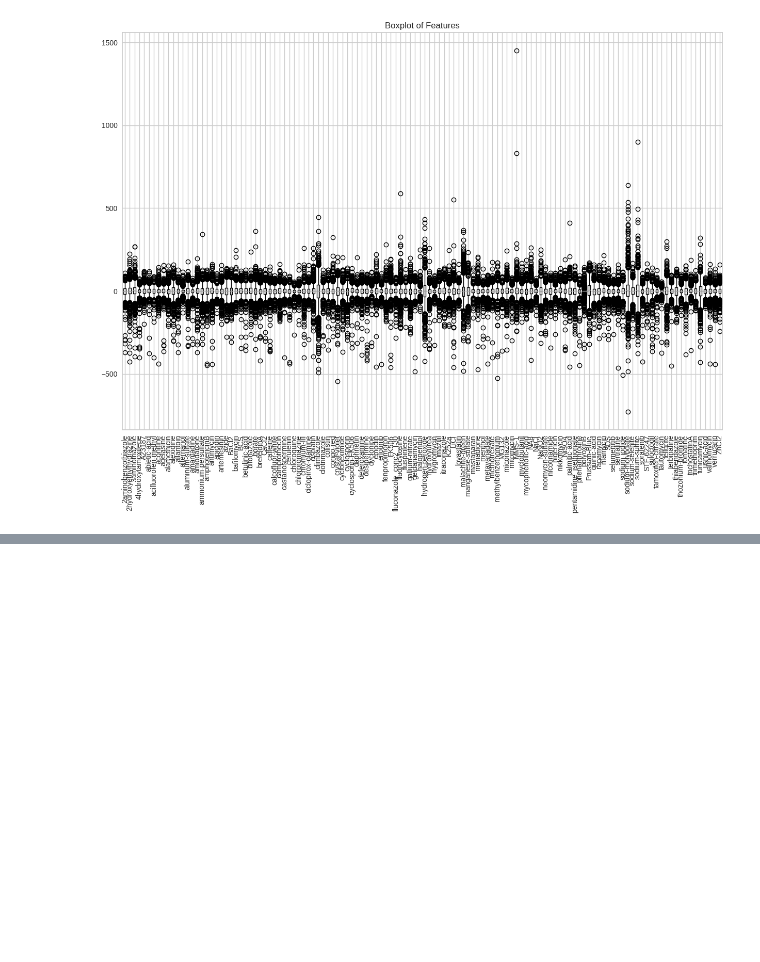
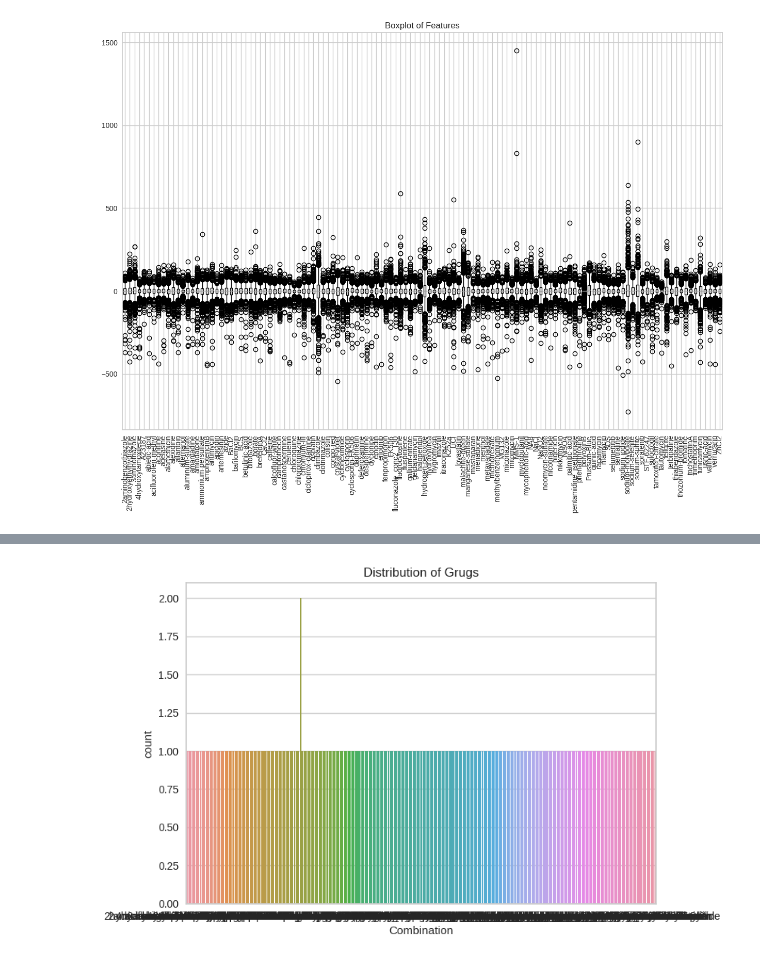
Before and after one commit to mozey256/OSCAAR, a Jupyter notebook: chemo_data_EDA.ipynb, the cells around one changed output, grey strips where cells are left out. Cells and saved outputs as stored; diff of their text form; code cells hidden in the pictures; blank space fills up the shorter version.

```diff
--- a/chemo_data_EDA.ipynb
+++ b/chemo_data_EDA.ipynb
@@ -216,0 +212,7 @@ msno.matrix(chem)
+# %%
+# Distribution of the target variable
+sns.countplot(x='Combination', data=mldata)
+plt.title('Distribution of Grugs')
+plt.show()
+# %% [output]
+[figure, added]
```
Also changed, not shown: parts of 20 cells of this notebook.
